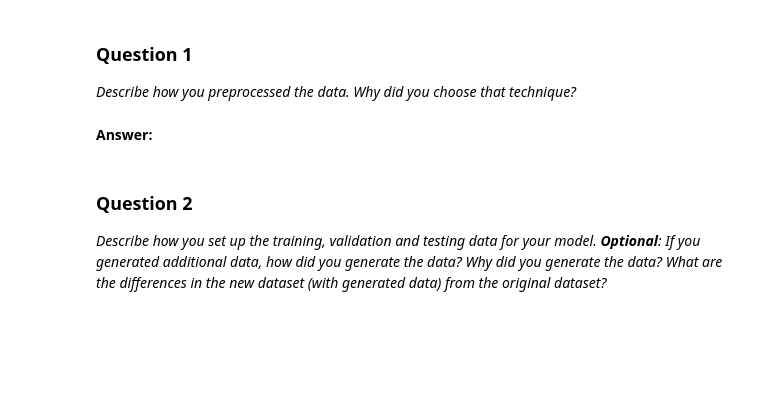
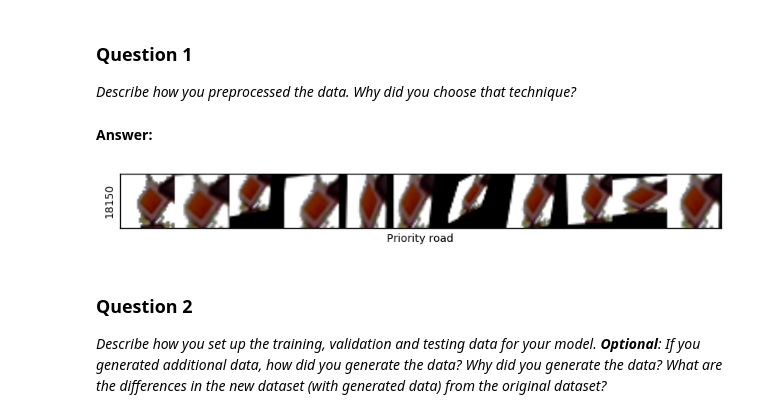
Before and after one commit to racersmith/Traffic-Sign-Classification, a Jupyter notebook: Traffic_Sign_Classifier.ipynb, the cells around one changed output. Cells and saved outputs as stored; diff of their text form; code cells hidden in the pictures; blank space fills up the shorter version.

```diff
--- a/Traffic_Sign_Classifier.ipynb
+++ b/Traffic_Sign_Classifier.ipynb
@@ -215,0 +253,42 @@ X_train, X_validation, y_train, y_validation = train_test_split(X, y, test_size=
+# %%
+### Generate data additional data (OPTIONAL!)
+### and split the data into training/validation/testing sets here.
+### Feel free to use as many code cells as needed.
+
+# Augment the data by applying some random rotations, translations, skew and contrasts.
+
+def random_transform(image, transform_limit):
+    rows,cols,ch = image.shape
+
+    pts1 = np.float32([[0,0], [0,cols], [rows,0]])
+
+    rand_pts = [random.randrange(-transform_limit, transform_limit) for i in range(6)]
+    pts2 = np.float32([
+            [rand_pts[0], rand_pts[1]],
+            [rand_pts[2], cols - rand_pts[3]],
+            [rows - rand_pts[4], rand_pts[5]]])
+
+    M = cv2.getAffineTransform(pts1,pts2)
+    return cv2.warpAffine(img,M,(cols,rows))
+
+index = random.randint(0, len(X))
+img = X[index].squeeze()
+dst = img
+for i in range(10):
+    dst = np.hstack((dst, random_transform(img, 8)))
+plt.figure(figsize=(10,3))
+plt.xlabel(human_readable_label[y[index]])
+plt.ylabel(index)
+plt.tick_params(
+    axis='both',
+    which='both',
+    bottom='off',
+    top='off',
+    left='off',
+    right='off',
+    labelleft='off',
+    labelbottom='off')
+plt.imshow(dst)
+plt.show()
+# %% [output]
+[figure, added]
```
Also changed, not shown: parts of 11 cells of this notebook.
